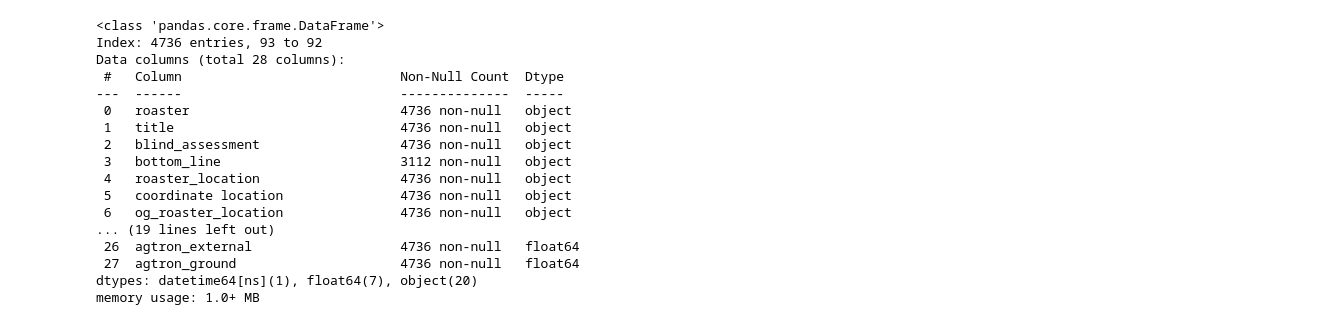
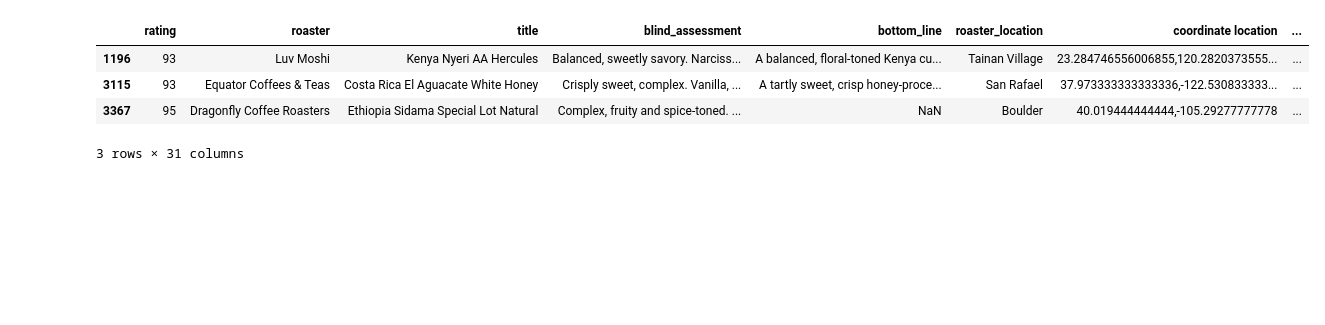
Before and after one commit to tynardone/coffee-reviews-analysis, a Jupyter notebook: notebooks/exploratory/01_data_cleaning.ipynb, the cells around one changed output. Cells and saved outputs as stored; diff of their text form; code cells hidden in the pictures; blank space fills up the shorter version.

```diff
--- a/notebooks/exploratory/01_data_cleaning.ipynb
+++ b/notebooks/exploratory/01_data_cleaning.ipynb
@@ -26,39 +28,31 @@ df.sample(3)
 # %%
-(
-    df
-    .dropna(subset=['review_date', 'est_price', 'coffee_origin', 'aroma', 'roast_level', 'aftertaste', 'notes'])
+def tweak_df(df: pd.DataFrame) -> pd.DataFrame:
+    return(
+        df
+        .dropna(subset=['review_date', 'est_price', 'coffee_origin', 'aroma', 'roast_level', 'aftertaste', 'notes'])
+        .assign(review_date = lambda df_: pd.to_datetime(df_['review_date'], format="%B %Y"),
+                acidity = lambda df_: df_['acidity'].fillna(df_['acidity/structure']),
+                agtron_external = lambda df_: (df_['agtron']
+                                                       .str.split('/')
+                                                       .str[0].str.strip()
+                                                       .replace(['', 'NA', 'g', '0'], np.nan)
+                                                       ),
+                agtron_ground = lambda df_: (df_['agtron']
+                                                     .str.split('/')
+                                                     .str[1].str.strip()
+                                                     .replace(['', 'NA', 'wb', '0'], np.nan)
+                                                     )
+        )
+        .dropna(subset=['agtron_external', 'agtron_ground', 'acidity'])
+        .astype({'agtron_external': 'float', 'agtron_ground': 'float', 'acidity': 'float'})
+        .replace('', np.nan)
+    )
 
-    .assign(review_date = lambda df_: pd.to_datetime(df_['review_date'], format="%B %Y"),
-            agtron_external = lambda df_: (df_['agtron']
-                                                   .str.split('/')
-                                                   .str[0].str.strip()
-                                                   .replace(['', 'NA', 'g', '0'], np.nan)
-                                                   ),
-            agtron_ground = lambda df_: (df_['agtron']
-                                                 .str.split('/')
-                                                 .str[1].str.strip()
-                                                 .replace(['', 'NA', 'wb', '0'], np.nan)
-                                                 )
-    )
-    .dropna(subset=['agtron_external', 'agtron_ground'])
-    .drop(columns=['with_milk', 'agtron'])
-    .astype({'agtron_external': 'float', 'agtron_ground': 'float'})
-).info()
+coffee_df = tweak_df(df)
+coffee_df.sample(3)
 # %% [output]
+|  | rating | roaster | title | blind_assessment | bottom_line | roaster_location | coordinate location | ... |
+| 1196 | 93 | Luv Moshi | Kenya Nyeri AA Hercules | Balanced, sweetly savory. Narciss... | A balanced, floral-toned Kenya cu... | Tainan Village | 23.284746556006855,120.2820373555... | ... |
+| 3115 | 93 | Equator Coffees & Teas | Costa Rica El Aguacate White Honey | Crisply sweet, complex. Vanilla, ... | A tartly sweet, crisp honey-proce... | San Rafael | 37.973333333333336,-122.530833333... | ... |
+| 3367 | 95 | Dragonfly Coffee Roasters | Ethiopia Sidama Special Lot Natural | Complex, fruity and spice-toned. ... | NaN | Boulder | 40.019444444444,-105.29277777778 | ... |
-<class 'pandas.core.frame.DataFrame'>
-Index: 4736 entries, 93 to 92
-Data columns (total 28 columns):
- #   Column                            Non-Null Count  Dtype
----  ------                            --------------  -----
- 0   roaster                           4736 non-null   object
- 1   title                             4736 non-null   object
- 2   blind_assessment                  4736 non-null   object
- 3   bottom_line                       3112 non-null   object
- 4   roaster_location                  4736 non-null   object
- 5   coordinate location               4736 non-null   object
- 6   og_roaster_location               4736 non-null   object
-... (19 lines left out)
- 26  agtron_external                   4736 non-null   float64
- 27  agtron_ground                     4736 non-null   float64
-dtypes: datetime64[ns](1), float64(7), object(20)
-memory usage: 1.0+ MB
+3 rows × 31 columns
```
Also changed, not shown: parts of 13 cells of this notebook.
